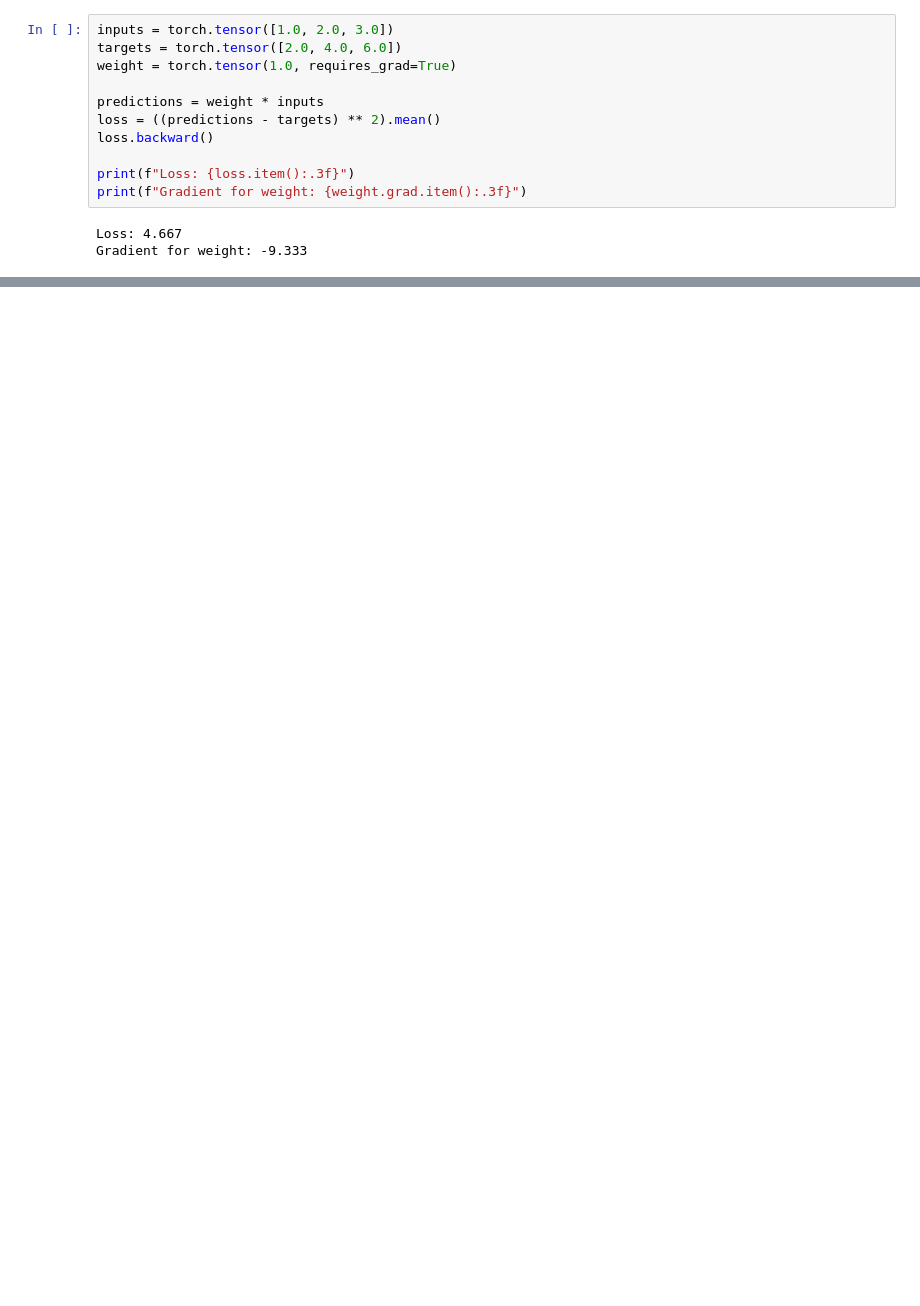
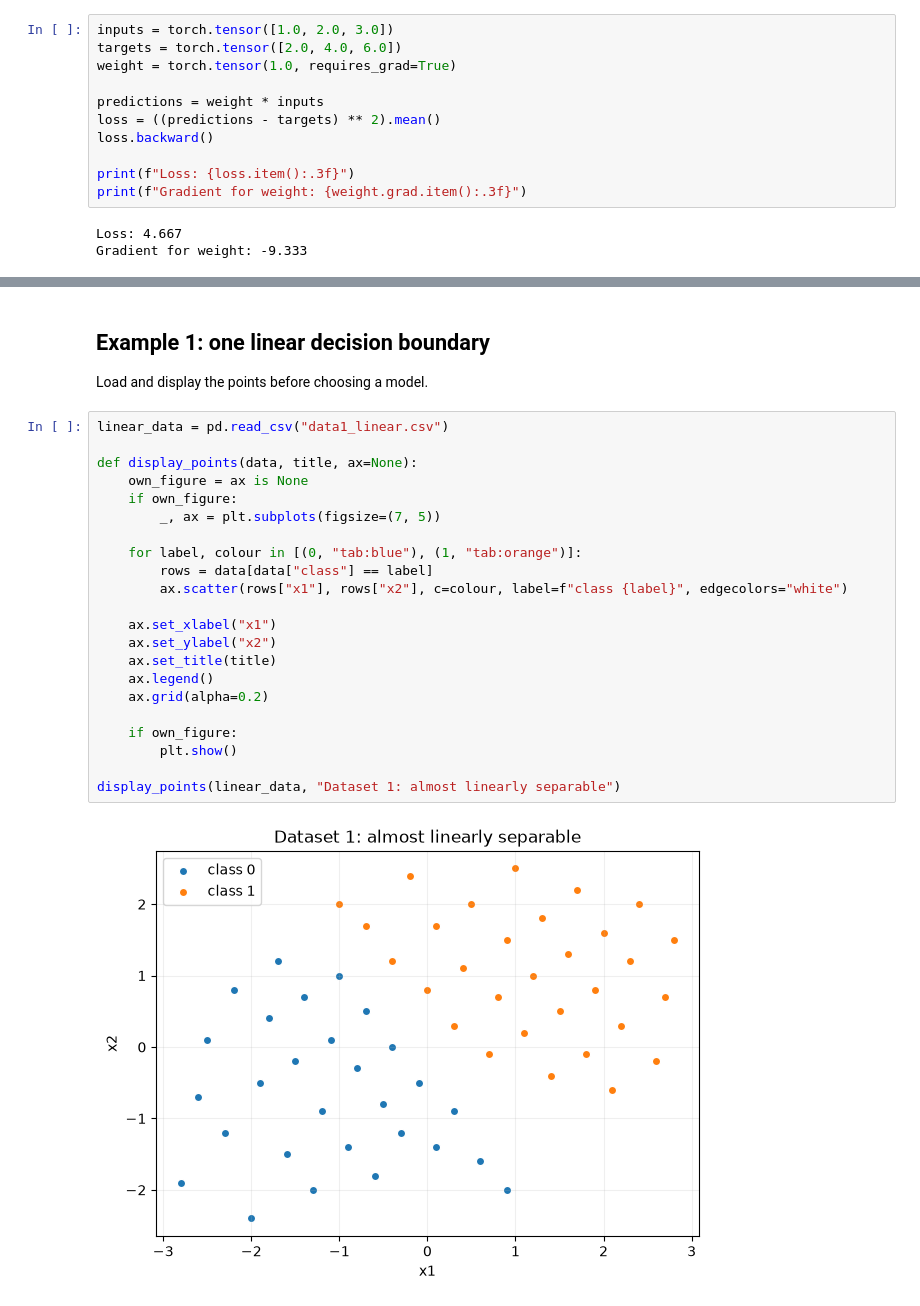
Before and after one commit to ai-with-guy/Intro-to-practical-AI-course, a Jupyter notebook: 2. Deep Learning Fundementals/pytorch_tensors_and_numpy.ipynb, the cells around one changed output, grey strips where cells are left out. Cells and saved outputs as stored; diff of their text form; blank space fills up the shorter version.

```diff
--- a/2. Deep Learning Fundementals/pytorch_tensors_and_numpy.ipynb
+++ b/2. Deep Learning Fundementals/pytorch_tensors_and_numpy.ipynb
@@ -182,0 +205,28 @@ plt.show()
+# %% [markdown]
+## Example 1: one linear decision boundary
+
+Load and display the points before choosing a model.
+# %%
+linear_data = pd.read_csv("data1_linear.csv")
+
+def display_points(data, title, ax=None):
+    own_figure = ax is None
+    if own_figure:
+        _, ax = plt.subplots(figsize=(7, 5))
+
+    for label, colour in [(0, "tab:blue"), (1, "tab:orange")]:
+        rows = data[data["class"] == label]
+        ax.scatter(rows["x1"], rows["x2"], c=colour, label=f"class {label}", edgecolors="white")
+
+    ax.set_xlabel("x1")
+    ax.set_ylabel("x2")
+    ax.set_title(title)
+    ax.legend()
+    ax.grid(alpha=0.2)
+
+    if own_figure:
+        plt.show()
+
+display_points(linear_data, "Dataset 1: almost linearly separable")
+# %% [output]
+[figure, added]
```
Also changed, not shown: parts of 24 cells of this notebook, 13 other files.
